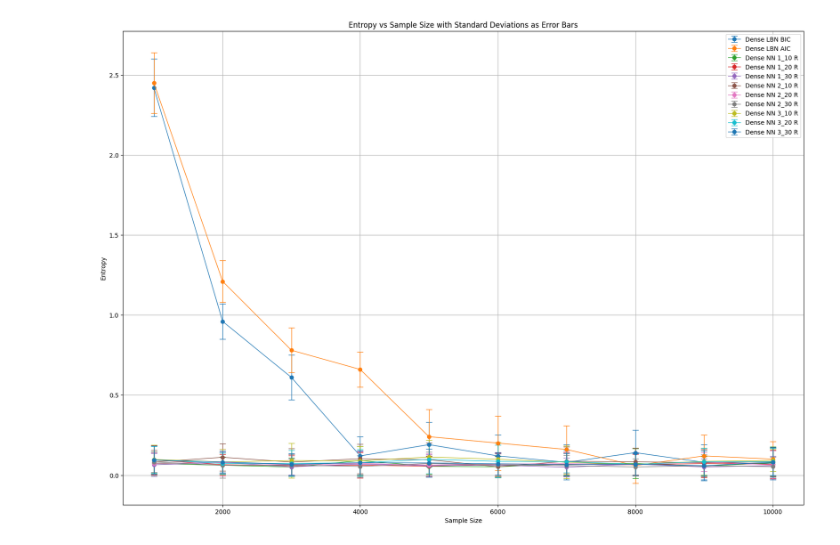
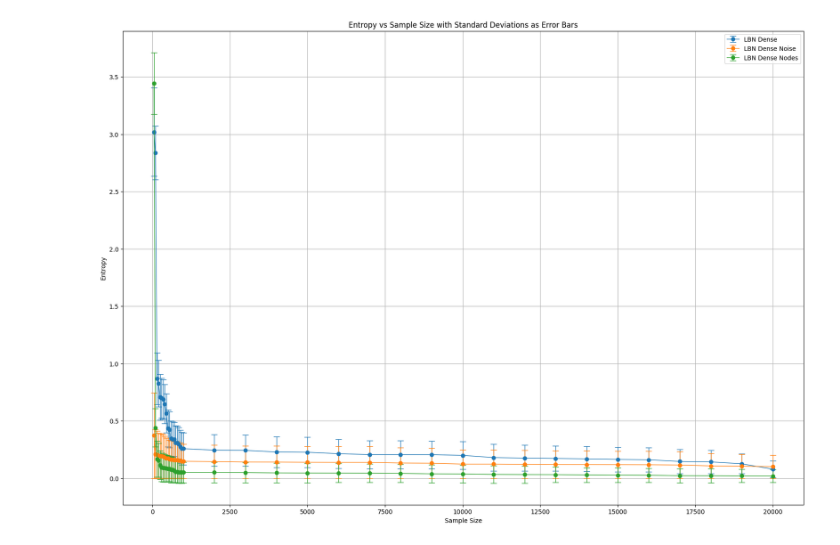
Before and after one commit to nonyeezeh/Research-Project-Code, a Jupyter notebook: Plots.ipynb, the cells around one changed output. Cells and saved outputs as stored; diff of their text form; code cells hidden in the pictures.

Commit message:
Plots

```diff
--- a/Plots.ipynb
+++ b/Plots.ipynb
@@ -41,21 +3,53 @@ std_dev_data = {
 # %%
+import matplotlib.pyplot as plt
+import numpy as np
+import pandas as pd
+
+# Sample sizes to match the data in your CSVs
+sample_sizes = np.array([50, 100, 150, 200, 250, 300, 350, 400, 450, 500, 550, 600, 650, 700, 750, 800, 850, 900, 950, 1000,
+                         2000, 3000, 4000, 5000, 6000, 7000, 8000, 9000, 10000, 11000, 12000, 13000, 14000, 15000, 16000,
+                         17000, 18000, 19000, 20000])
+
+# Read in the average K-L divergence data from CSV
+avg_data_df = pd.read_csv('LBN AVGs.csv')
+
+# Read in the standard deviation data from CSV
+std_data_df = pd.read_csv('LBN STDs.csv')
+
+# Prepare entropy data dictionary for plotting
+entropy_data = {
+    "LBN Dense": avg_data_df["LBN Dense"].tolist(),
+    "LBN Dense Noise": avg_data_df["LBN Dense Noise"].tolist(),
+    "LBN Dense Nodes": avg_data_df["LBN Dense Nodes"].tolist()
+}
+
+# Prepare standard deviation data dictionary for plotting
+std_dev_data = {
+    "LBN Dense": std_data_df["LBN Dense"].tolist(),
+    "LBN Dense Noise": std_data_df["LBN Dense Noise"].tolist(),
+    "LBN Dense Nodes": std_data_df["LBN Dense Nodes"].tolist()
+}
+
 # Plotting
 plt.figure(figsize=(20, 14))  # Adjusting the width (20) and height (14) for landscape
 
 for model, entropies in entropy_data.items():
     std_devs = std_dev_data[model]
     plt.errorbar(sample_sizes, entropies, yerr=std_devs, label=model, capsize=5, marker='o', linestyle='-', linewidth=1)
 
 plt.xlabel('Sample Size')
 plt.ylabel('Entropy')
 plt.title('Entropy vs Sample Size with Standard Deviations as Error Bars')
 plt.legend()
 plt.grid(True)
 
 # Save the plot as a PDF in landscape
 plt.savefig('entropy_vs_sample_size.pdf', format='pdf', bbox_inches='tight', orientation='landscape')
 
+# Save the plot as a PNG in landscape
+plt.savefig('entropy_vs_sample_size.png', format='png', bbox_inches='tight', orientation='landscape')
+
 # Show the plot
 plt.show()
 # %% [output]
-[figure, old version]
+[figure, new version]
```
Also changed, not shown: parts of 5 cells of this notebook.
